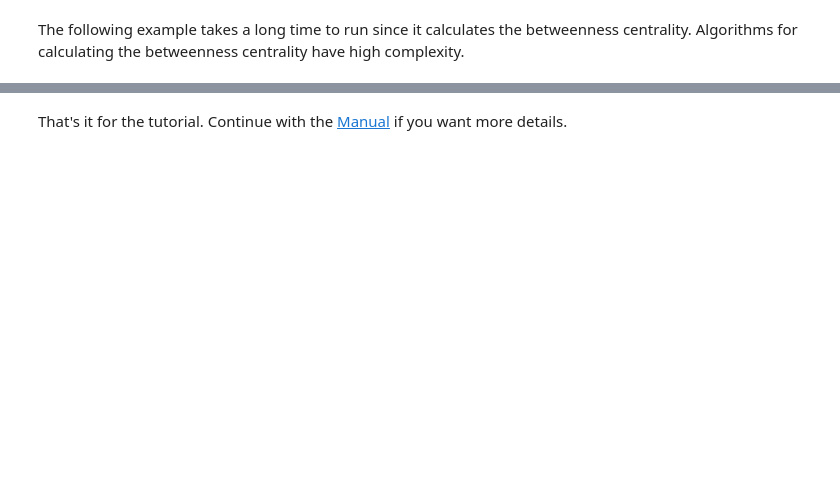
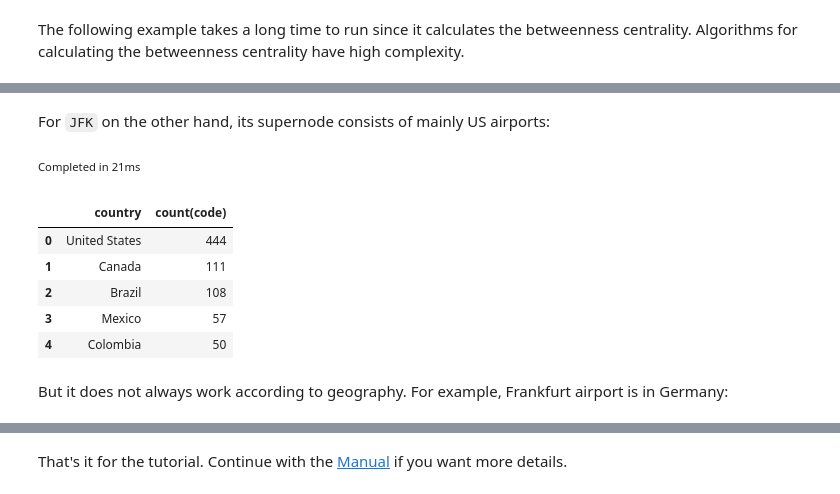
Before and after one commit to cozodb/cozo, a Jupyter notebook: docs/tutorial/tutorial.ipynb, the cells around one changed output, grey strips where cells are left out. Drawn from its saved outputs; the diff is of its cells as text; code cells hidden in the pictures; blank space fills up the shorter version.

```diff
--- a/docs/tutorial/tutorial.ipynb
+++ b/docs/tutorial/tutorial.ipynb
@@ -1325,0 +1318,21 @@ These are the airports that, if disconnected from the network, cause the most di
+# %% [markdown]
+For `JFK` on the other hand, its supernode consists of mainly US airports:
+# %%
+community[code] := *community{code: 'JFK', cluster}, *community{code, cluster}
+?[country, count(code)] :=
+    community[code],
+    *airport{code, desc, country: country_code},
+    *country{code: country_code, desc: country},
+
+:order -count(code)
+:limit 5
+# %% [output]
+Completed in 21ms
+|  | country | count(code) |
+| 0 | United States | 444 |
+| 1 | Canada | 111 |
+| 2 | Brazil | 108 |
+| 3 | Mexico | 57 |
+| 4 | Colombia | 50 |
+# %% [markdown]
+But it does not always work according to geography. For example, Frankfurt airport is in Germany:
```
Also changed, not shown: parts of 127 cells of this notebook, 3 other files.
